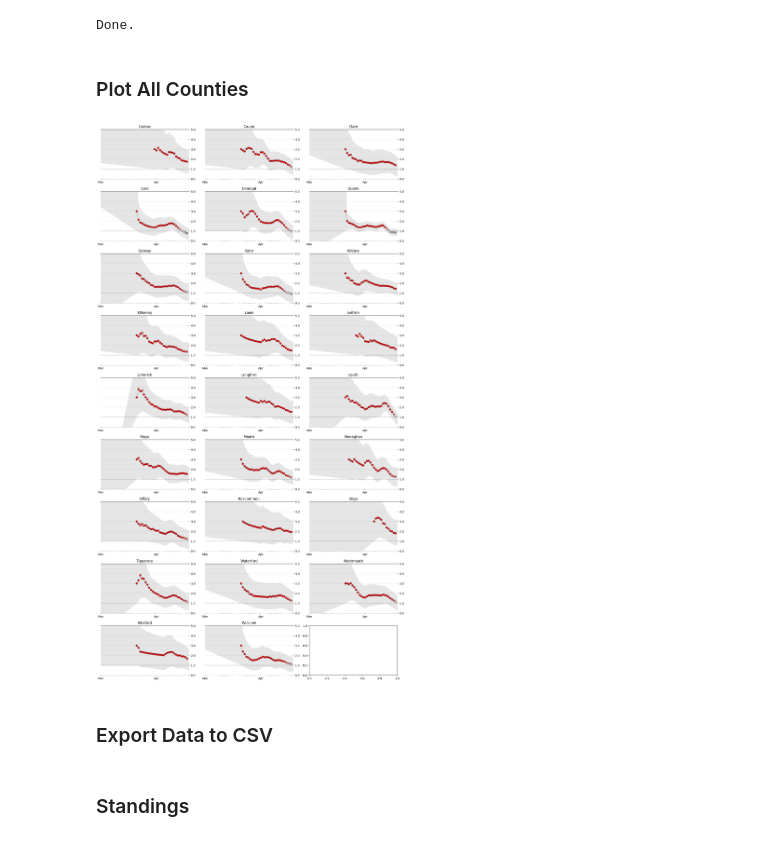
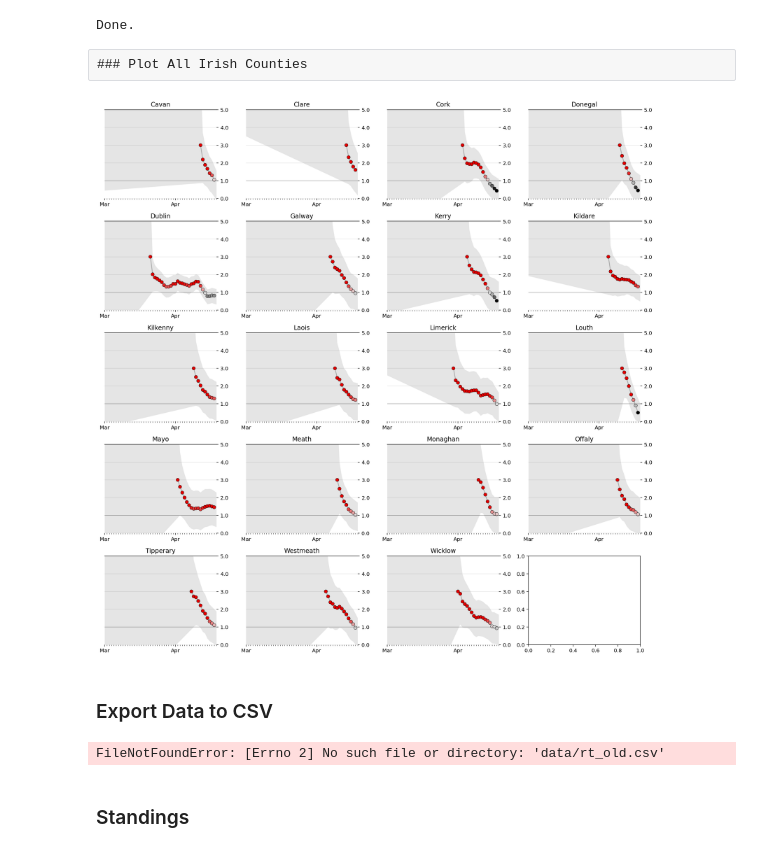
Before and after one commit to johnmcclean/covid-19, a Jupyter notebook: Realtime R0-Irish-Counties.ipynb, the cells around one changed output. Drawn from its saved outputs; the diff is of its cells as text; code cells hidden in the pictures.

Commit message:
Update county data

```diff
--- a/Realtime R0-Irish-Counties.ipynb
+++ b/Realtime R0-Irish-Counties.ipynb
@@ -324,7 +358,7 @@ Also, case reporting is very erratic based on testing backlogs, etc. To get the
 # %%
 state_name = 'Dublin'
 
-def prepare_cases(cases):
+def prepare_cases(cases, cutoff=25):
     new_cases = cases.diff()
 
     smoothed = new_cases.rolling(7,
@@ -332,12 +366,8 @@ def prepare_cases(cases):
         min_periods=1,
         center=True).mean(std=2).round()
 
-    zeros = smoothed.index[smoothed.eq(0)]
-    if len(zeros) == 0:
-        idx_start = 0
-    else:
-        last_zero = zeros.max()
-        idx_start = smoothed.index.get_loc(last_zero) + 1
+    idx_start = np.searchsorted(smoothed, cutoff)
+
     smoothed = smoothed.iloc[idx_start:]
     original = new_cases.loc[smoothed.index]
 
@@ -353,7 +383,7 @@ original.plot(title=f"{state_name} New Cases per Day",
                alpha=.5,
                label='Actual',
                legend=True,
-             figsize=(500/72, 400/72))
+             figsize=(500/72, 300/72))
 
 ax = smoothed.plot(label='Smoothed',
                    legend=True)
@@ -466,7 +496,7 @@ def get_posteriors(sr, sigma=0.15):
     return posteriors, log_likelihood
 
 # Note that we're fixing sigma to a value just for the example
-posteriors, log_likelihood = get_posteriors(smoothed, sigma=.15)
+posteriors, log_likelihood = get_posteriors(smoothed, sigma=.25)
 # %% [markdown]
 ### The Result
 
@@ -477,7 +507,7 @@ ax = posteriors.plot(title=f'{state_name} - Daily Posterior for $R_t$',
            lw=1,
            c='k',
            alpha=.3,
-           xlim=(0.4,4))
+           xlim=(0.4,6))
 
 ax.set_xlabel('$R_t$');
 # %% [output]
@@ -593,7 +623,7 @@ Above we said we'd choose the value of $\sigma$ that maximizes the likelihood of
 # %%
 sigmas = np.linspace(1/20, 1, 20)
 
-targets = ~states.index.get_level_values('CountyName').isin(FILTERED_REGIONS)
+targets = ~states.index.get_level_values('CountyName').isin(FILTERED_REGION_CODES)
 states_to_process = states.loc[targets]
 
 results = {}
@@ -601,7 +631,10 @@ results = {}
 for state_name, cases in states_to_process.groupby(level='CountyName'):
 
     print(state_name)
-    new, smoothed = prepare_cases(cases)
+    new, smoothed = prepare_cases(cases, cutoff=25)
+
+    if len(smoothed) == 0:
+        new, smoothed = prepare_cases(cases, cutoff=10)
 
     result = {}
 
@@ -671,26 +704,28 @@ for state_name, result in results.items():
 print('Done.')
 # %% [output]
 Done.
-# %% [markdown]
-### Plot All Counties
+# %% [raw]
+### Plot All Irish Counties
 # %%
-ncols = 3
+ncols = 4
 nrows = int(np.ceil(len(results) / ncols))
 
 fig, axes = plt.subplots(nrows=nrows, ncols=ncols, figsize=(15, nrows*3))
 
 for i, (state_name, result) in enumerate(final_results.groupby('CountyName')):
     plot_rt(result, axes.flat[i], state_name)
 
 fig.tight_layout()
 fig.set_facecolor('w')
 # %% [output]
-[figure, old version]
+[figure, new version]
 # %% [markdown]
 ### Export Data to CSV
 # %%
 # Uncomment the following line if you'd like to export the data
-final_results.to_csv('~/data/counties.csv')
+final_results.to_csv('data/rt_old.csv')
+# %% [output]
+FileNotFoundError: [Errno 2] No such file or directory: 'data/rt_old.csv'
 # %% [markdown]
 ### Standings
 # %%
```
Also changed, not shown: parts of 23 cells of this notebook.
